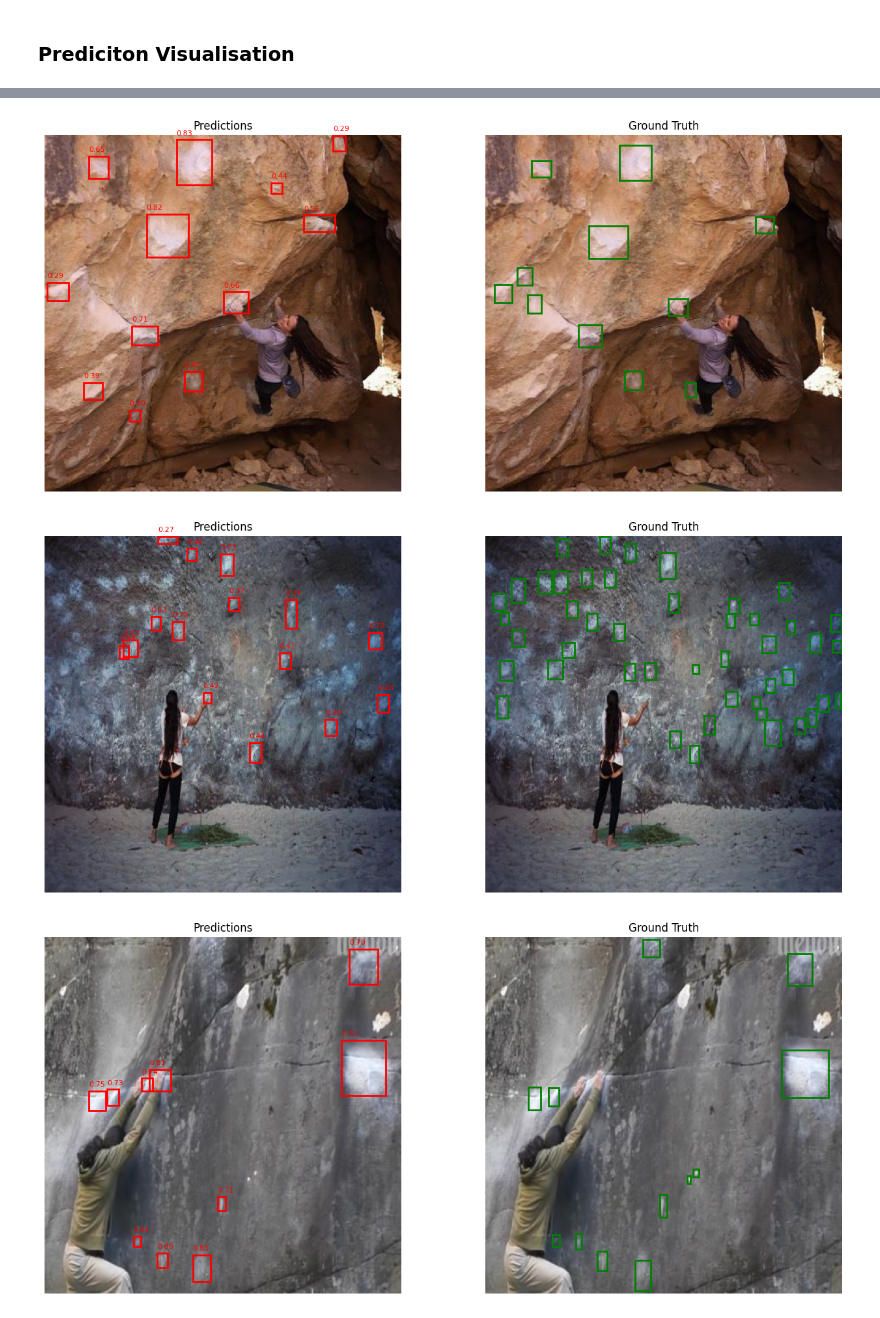
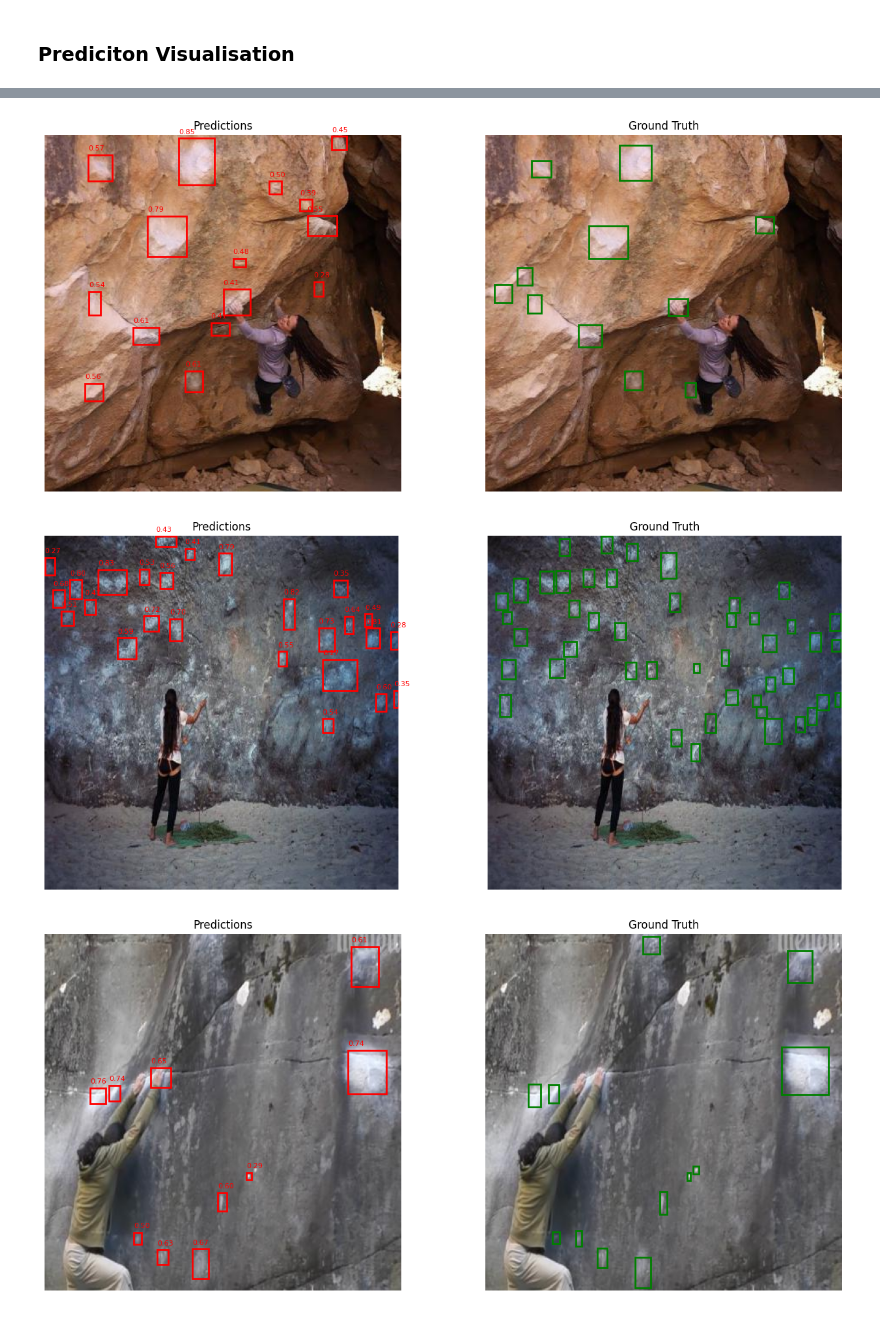
Before and after one commit to aarensberg/summit-seeker, a Jupyter notebook: notebook/model_training.ipynb, the cells around one changed output, grey strips where cells are left out. Drawn from its saved outputs; the diff is of its cells as text; code cells hidden in the pictures.

```diff
--- a/notebook/model_training.ipynb
+++ b/notebook/model_training.ipynb
@@ -42,14 +148,15 @@ with open(data_yaml_path, 'w') as file:
 # %% [markdown]
 ### YOLO FINE TUNING
 # %%
-model = YOLO('/content/drive/MyDrive/climbing_holds_model/climbing_holds/weights/PACTEv1.pt') #This is a previous version of our model originally trained on yolo11n.pt (100 epochs)
+model = YOLO('/content/yolo11n.pt') #This is a previous version of our model originally trained on yolo11n.pt (100 epochs)
+model.loss = GripLoss()
 
 results = model.train(
     data=data_yaml_path,
-    epochs=100,
+    epochs=50,
     save=True,
     project=output_dir,
-    name='climbing_holds',
+    name='climbing_holds_final_2',
     device=device
 )
 
@@ -537,7 +218,7 @@ Starting training for 50 epochs...
 # %% [markdown]
 ### Prediciton Visualisation
 # %%
-model_path = Path('/content/drive/MyDrive/climbing_holds_model/climbing_holds_cosine_anchor_tuned/weights/best.pt')
+model_path = Path('/content/drive/MyDrive/climbing_holds_model/climbing_holds_final_2/weights/best.pt')
 if not model_path.exists():
     model_path = Path('climbing_holds_model.pt')
     if not model_path.exists():
@@ -630,3 +311,3 @@ Speed: 3.9ms preprocess, 10.1ms inference, 1.1ms postprocess per image at shape
-[figure, old version]
+[figure, new version]
-[figure, old version]
+[figure, new version]
-[figure, old version]
+[figure, new version]
```
Also changed, not shown: parts of 16 cells of this notebook, 28 other files.
